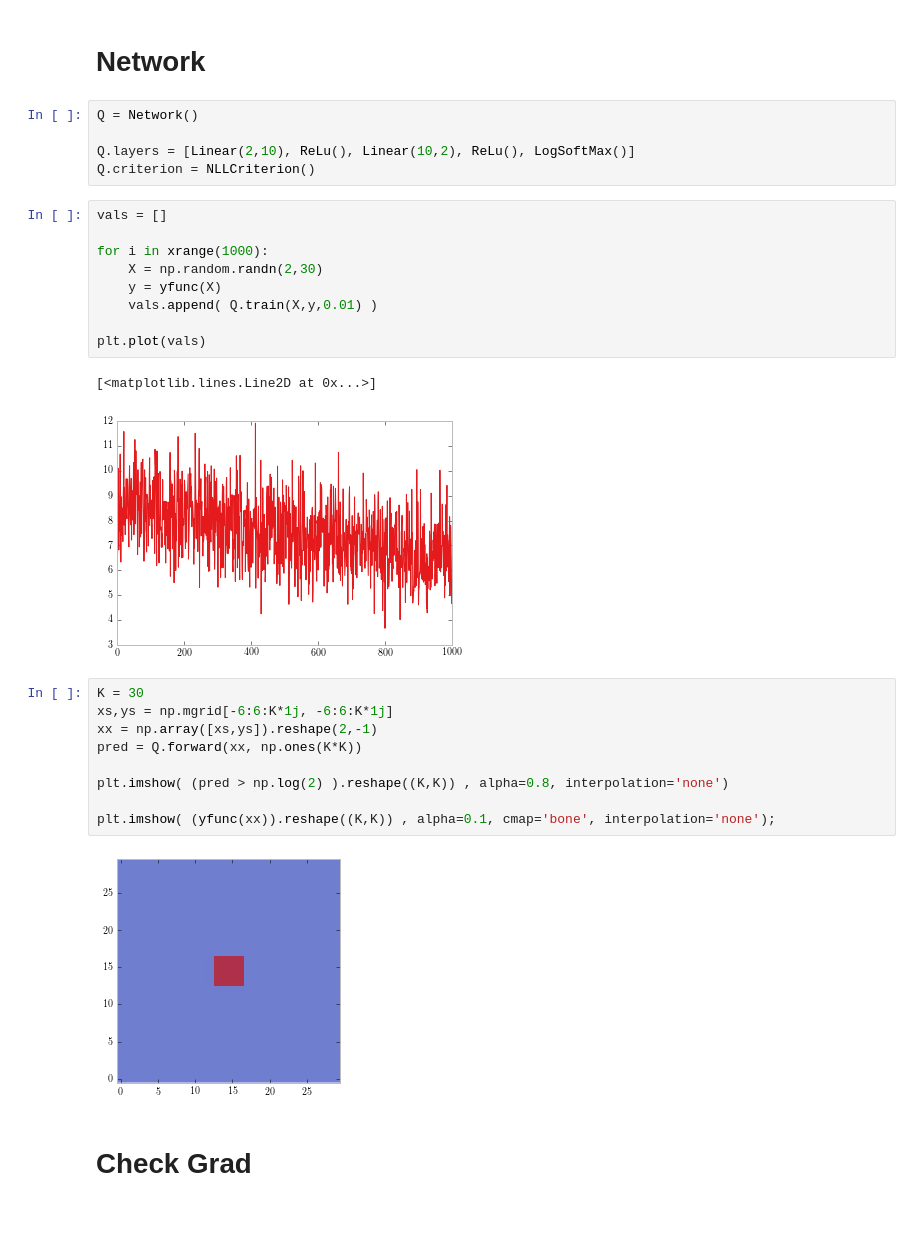
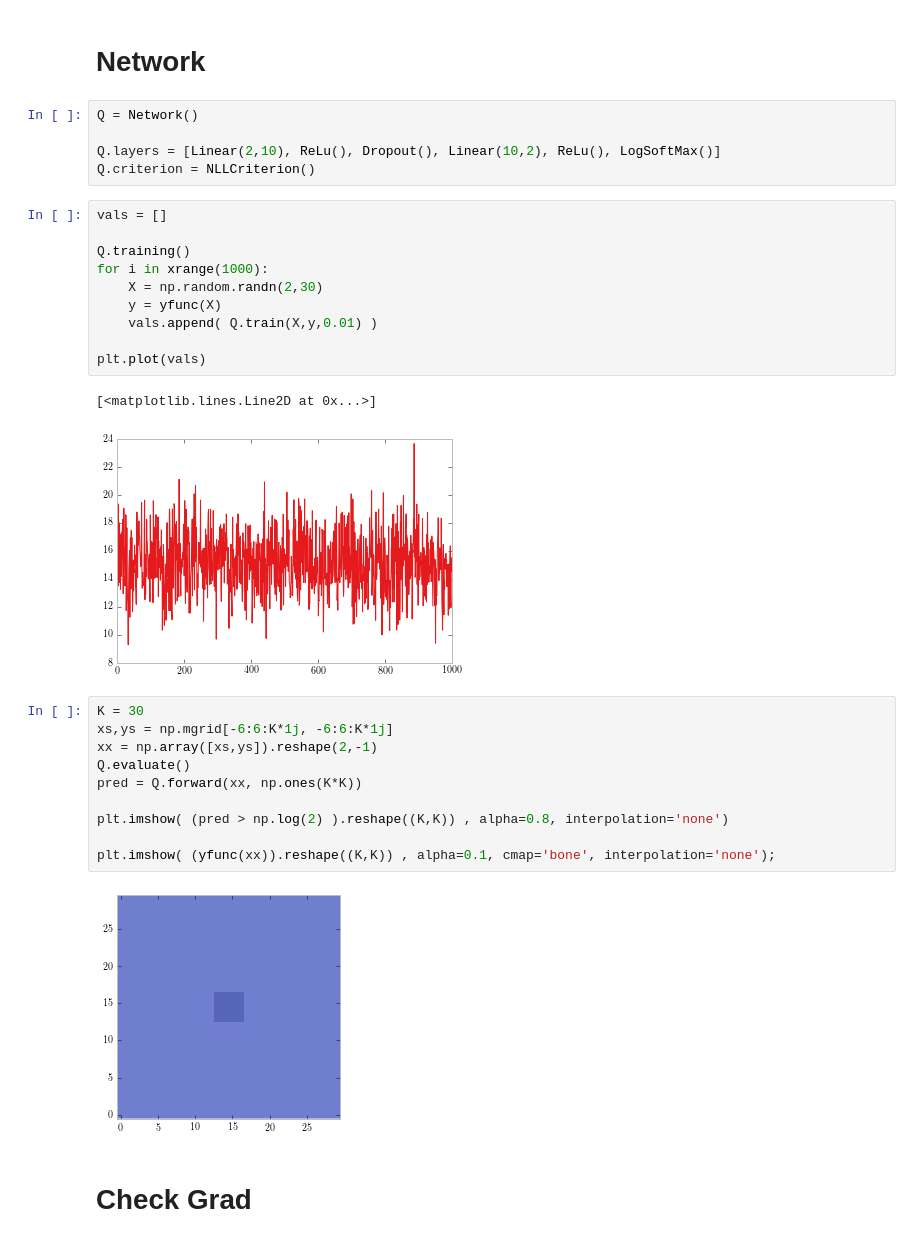
Before and after one commit to colinclement/snnp, a Jupyter notebook: nbs/snnp.ipynb, the cells around one changed output. Saved outputs shown, nothing was run; the diff lists cells and outputs as text.

Commit message:
with dropout

```diff
--- a/nbs/snnp.ipynb
+++ b/nbs/snnp.ipynb
@@ -29,31 +29,33 @@ plt.scatter(*X, c=y);
 # %%
 Q = Network()
 
-Q.layers = [Linear(2,10), ReLu(), Linear(10,2), ReLu(), LogSoftMax()]
+Q.layers = [Linear(2,10), ReLu(), Dropout(), Linear(10,2), ReLu(), LogSoftMax()]
 Q.criterion = NLLCriterion()
 # %%
 vals = []
 
+Q.training()
 for i in xrange(1000):
     X = np.random.randn(2,30)
     y = yfunc(X)
     vals.append( Q.train(X,y,0.01) )
 
 plt.plot(vals)
 # %% [output]
 [<matplotlib.lines.Line2D at 0x...>]
-[figure, old version]
+[figure, new version]
 # %%
 K = 30
 xs,ys = np.mgrid[-6:6:K*1j, -6:6:K*1j]
 xx = np.array([xs,ys]).reshape(2,-1)
+Q.evaluate()
 pred = Q.forward(xx, np.ones(K*K))
 
 plt.imshow( (pred > np.log(2) ).reshape((K,K)) , alpha=0.8, interpolation='none')
 
 plt.imshow( (yfunc(xx)).reshape((K,K)) , alpha=0.1, cmap='bone', interpolation='none');
 # %% [output]
-[figure, old version]
+[figure, new version]
 # %% [markdown]
 # Check Grad
 # %%
```
Also changed, not shown: parts of 4 cells of this notebook, 2 other files.
